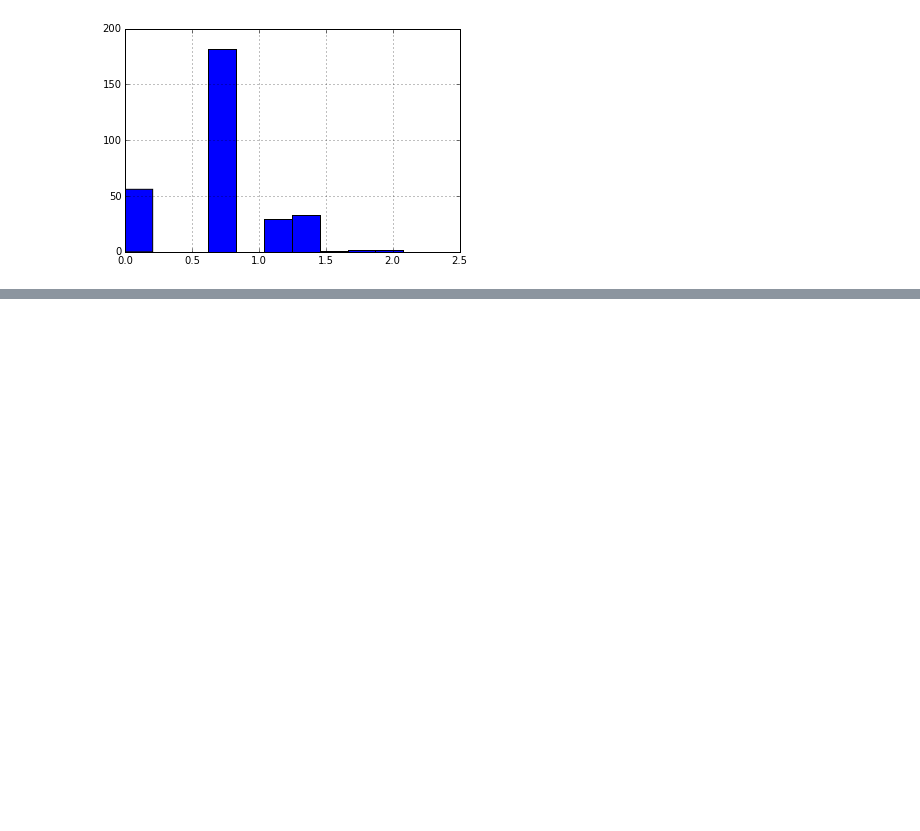
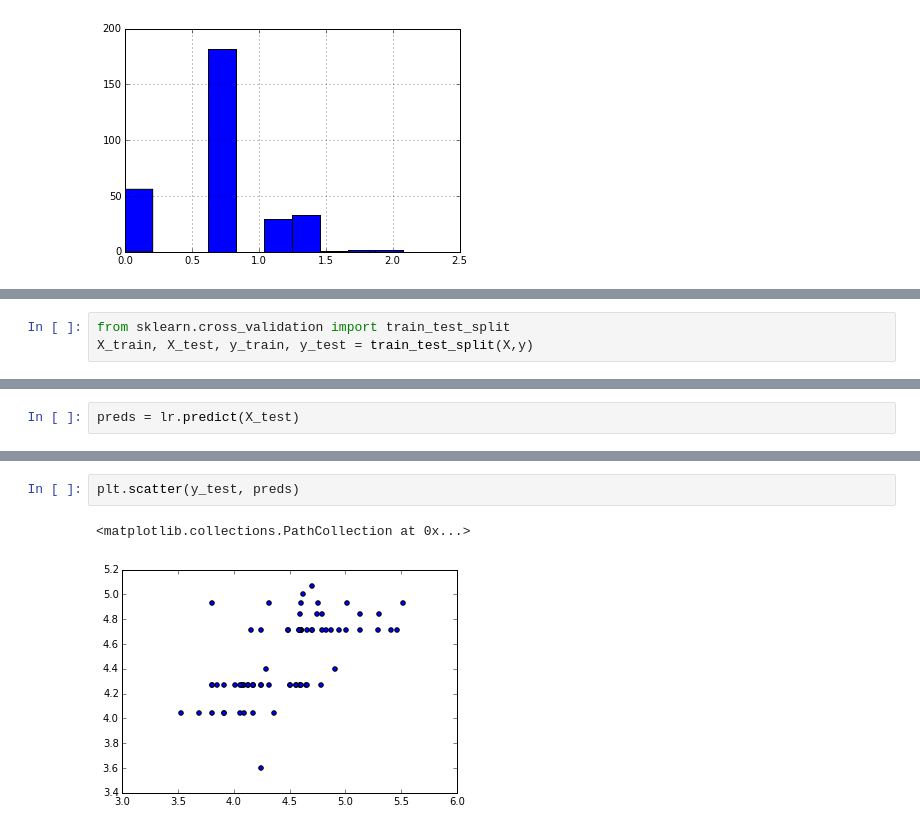
Before and after one commit to peacing/bkds-datachallenge-singman-paul, a Jupyter notebook: case-study-prediction.ipynb, the cells around one changed output, grey strips where cells are left out. Saved outputs shown, nothing was run; the diff lists cells and outputs as text; blank space fills up the shorter version.

```diff
--- a/case-study-prediction.ipynb
+++ b/case-study-prediction.ipynb
@@ -83,0 +84,3 @@ lm.score(X, y)
+# %%
+from sklearn.cross_validation import train_test_split
+X_train, X_test, y_train, y_test = train_test_split(X,y)
@@ -83,0 +92,2 @@ lm.score(X, y)
+# %%
+preds = lr.predict(X_test)
@@ -83,0 +102,5 @@ lm.score(X, y)
+# %%
+plt.scatter(y_test, preds)
+# %% [output]
+<matplotlib.collections.PathCollection at 0x...>
+[figure, added]
```
Also changed, not shown: parts of 12 cells of this notebook.
